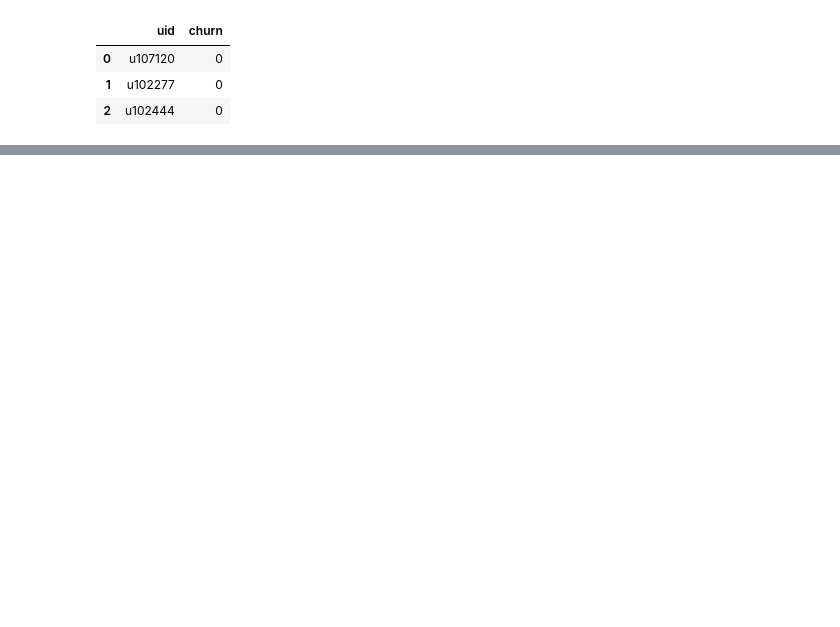
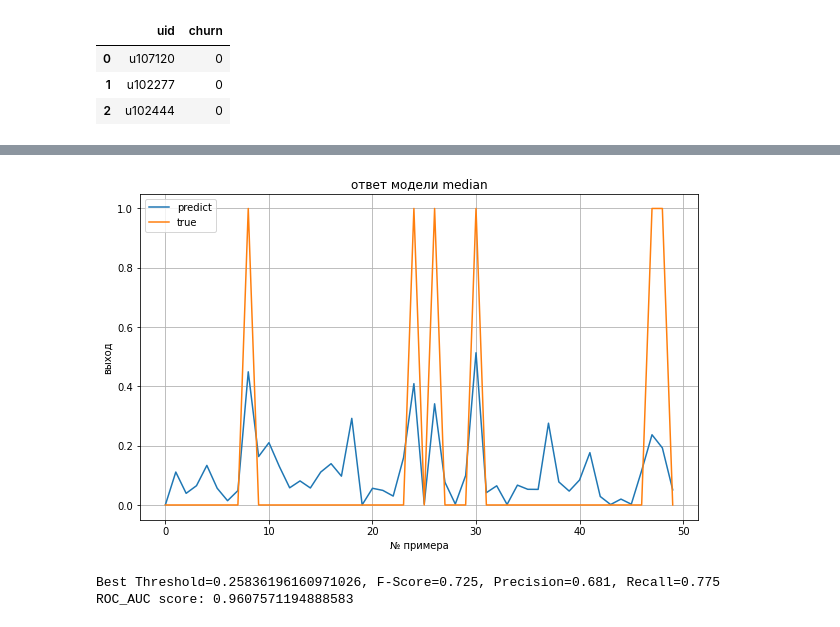
Before and after one commit to maltsevd/GB_ML_in_business, a Jupyter notebook: HW2/HW2.ipynb, the cells around one changed output, grey strips where cells are left out. Drawn from its saved outputs; the diff is of its cells as text; code cells hidden in the pictures; blank space fills up the shorter version.

```diff
--- a/HW2/HW2.ipynb
+++ b/HW2/HW2.ipynb
@@ -394,0 +329,6 @@ roc_auc_score(y_test, preds)
+# %%
+preds['median'] = get_preds(user_embeddings, 'median')
+# %% [output]
+[figure, added]
+Best Threshold=0.25836196160971026, F-Score=0.725, Precision=0.681, Recall=0.775
+ROC_AUC score: 0.9607571194888583
```
Also changed, not shown: parts of 26 cells of this notebook, 5 other files.
